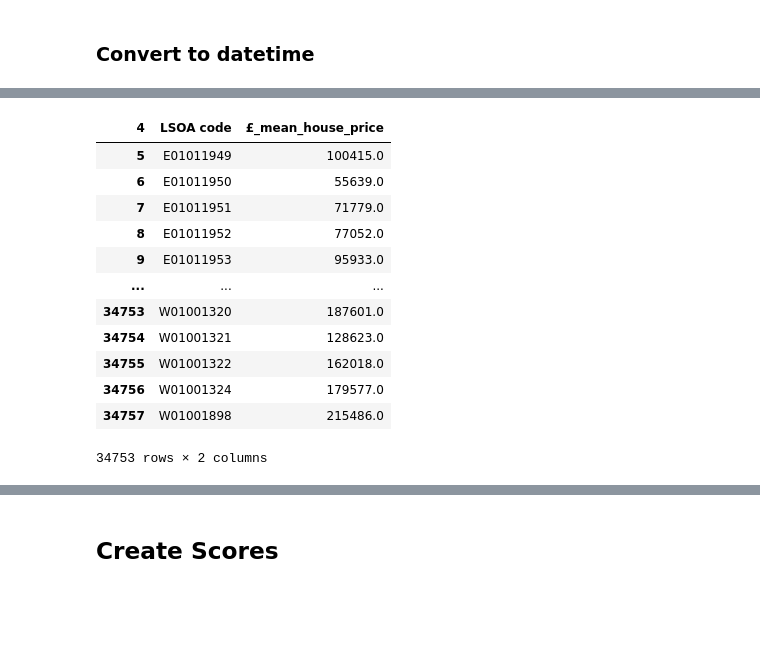
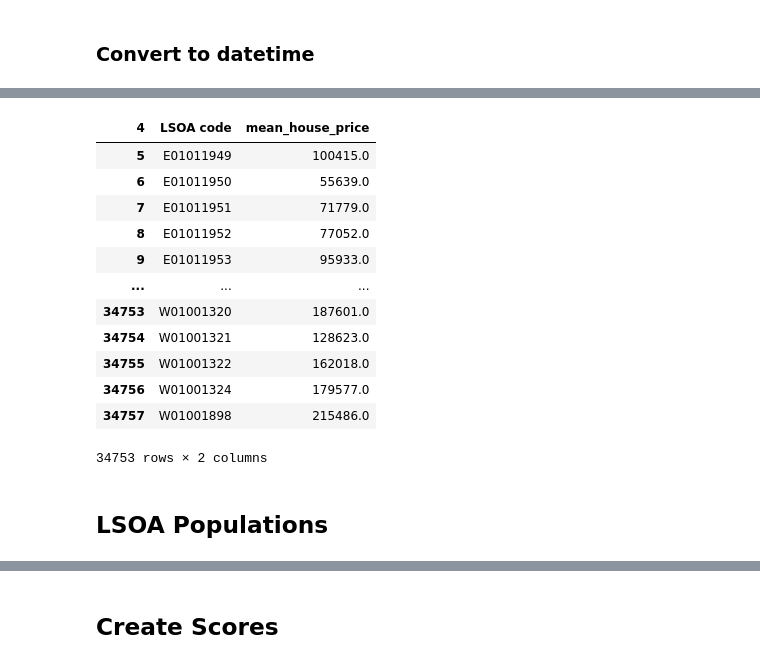
Before and after one commit to KofiBartonByfield/Dissertation, a Jupyter notebook: code/create_police_csv.ipynb, the cells around one changed output, grey strips where cells are left out. Saved outputs shown, nothing was run; the diff lists cells and outputs as text; code cells hidden in the pictures; blank space fills up the shorter version.

```diff
--- a/code/create_police_csv.ipynb
+++ b/code/create_police_csv.ipynb
@@ -176,26 +98,30 @@ display(xls)
 # %%
+# Read the 5th sheet (index 4, since indexing starts from 0)
+xls = pd.read_excel('../data/house_prices/LSOA_house_prices.xls',
+                    sheet_name=5,
+                    engine='xlrd')
 
 headings = xls.iloc[4]
 house_prices = xls.iloc[5:]
 
 # headings
 house_prices.columns = headings
 
 house_prices = house_prices[['Local authority code','LSOA code',
                              'Year ending Jun 2022', 'Year ending Sep 2022', 'Year ending Dec 2022']]
 
 
-house_prices['£_mean_house_price'] = (
+house_prices['mean_house_price'] = (
     house_prices.iloc[:, 2:]
     .apply(pd.to_numeric, errors='coerce')  # Convert non-numeric values to NaN
     .mean(axis=1)
     .round()
 )
 
-house_prices = house_prices[['LSOA code', '£_mean_house_price']]
+house_prices = house_prices[['LSOA code', 'mean_house_price']]
 house_prices
 # %% [output]
-| 4 | LSOA code | £_mean_house_price |
+| 4 | LSOA code | mean_house_price |
 | 5 | E01011949 | 100415.0 |
 | 6 | E01011950 | 55639.0 |
 | 7 | E01011951 | 71779.0 |
@@ -208,5 +134,7 @@ house_prices
 | 34756 | W01001324 | 179577.0 |
 | 34757 | W01001898 | 215486.0 |
 34753 rows × 2 columns
+# %% [markdown]
+## LSOA Populations
 # %%
 xlsx = pd.read_excel('../data/house_prices/LSOA_populations.xlsx',
```
Also changed, not shown: parts of 23 cells of this notebook, 7 other files.
